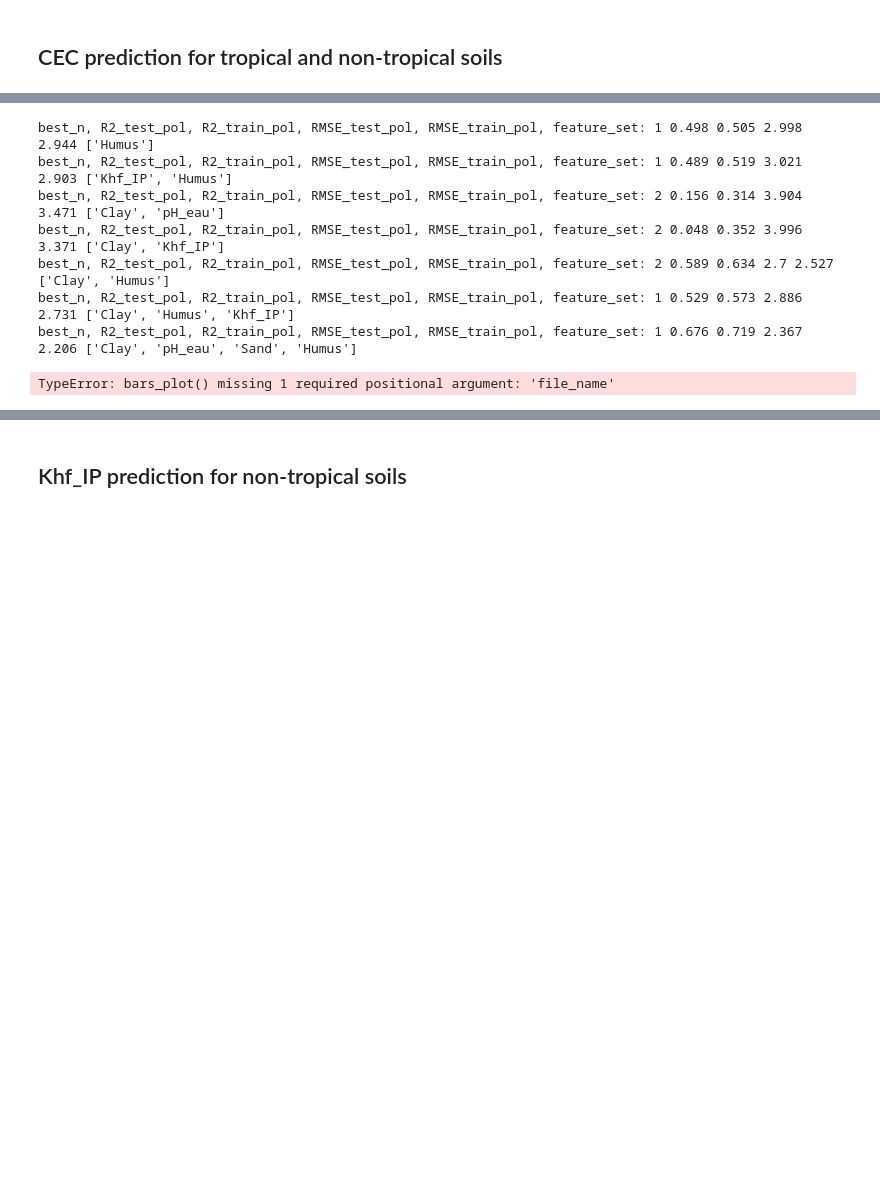
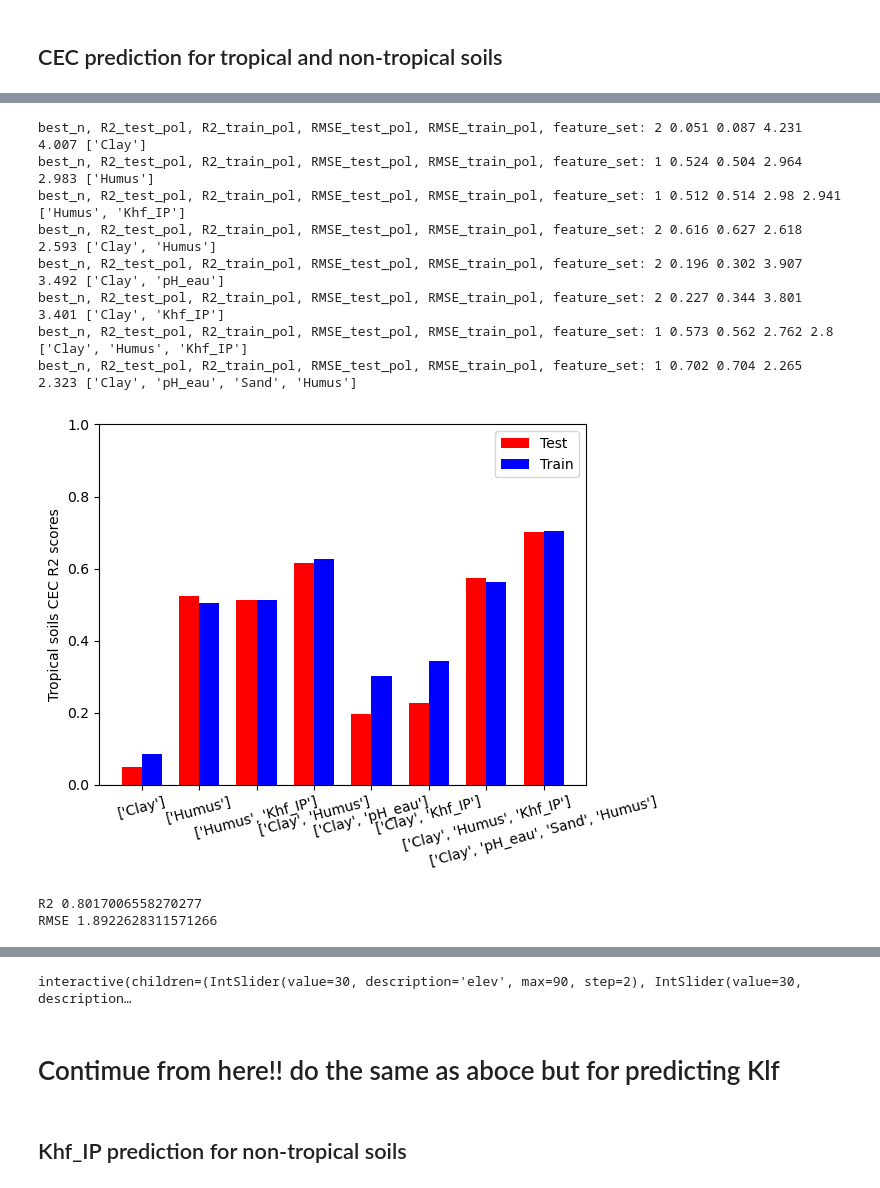
Before and after one commit to SENSE-UGent/kappa-CEC, a Jupyter notebook: cec_clay_susc.ipynb, the cells around one changed output, grey strips where cells are left out. Drawn from its saved outputs; the diff is of its cells as text; code cells hidden in the pictures; blank space fills up the shorter version.

```diff
--- a/cec_clay_susc.ipynb
+++ b/cec_clay_susc.ipynb
@@ -517,31 +516,21 @@ RMSE 2.6300766638591515
 [figure]
 interactive(children=(IntSlider(value=30, description='elev', max=90, step=2), IntSlider(value=30, description…
 # %%
-feature_sets = [
-    ['Humus'],
-    ['Khf_IP', 'Humus'],
-    ['Clay', 'pH_eau'],
-    ['Clay', 'Khf_IP'],
-    ['Clay', 'Humus'],
-    ['Clay', 'Humus', 'Khf_IP'],
-    ['Clay', 'pH_eau', 'Sand', 'Humus']
-]
-
 df_trop = df[69:]
-target = df_trop['CEC']
+df_trop_CEC = df_trop['CEC']
 
 test_errors_summary = []
 train_errors_summary = []
 
-for feature_set in feature_sets:
+for feature_set in feature_sets_CEC:
     x = df_trop[feature_set].values
 
-    best_n, R2_test_pol, R2_train_pol, RMSE_test_pol, RMSE_train_pol = stochastic_poly(df_trop, feature_set, target, iters=100)
+    best_n, R2_test_pol, R2_train_pol, RMSE_test_pol, RMSE_train_pol = stochastic_poly(df_trop, feature_set, df_trop_CEC, iters=100)
     print('best_n, R2_test_pol, R2_train_pol, RMSE_test_pol, RMSE_train_pol, feature_set:', best_n, R2_test_pol, R2_train_pol, RMSE_test_pol, RMSE_train_pol, feature_set)
     test_errors_summary.append(R2_test_pol)
     train_errors_summary.append(R2_train_pol)
 
-bars_plot(feature_sets, test_errors_summary, train_errors_summary)
+bars_plot(feature_sets_CEC, test_errors_summary, train_errors_summary, 'Tropical soils CEC')
 
 ################## Puesta en marcha y plot #################
 
@@ -550,43 +539,46 @@ x = df_trop[['Clay', 'pH_eau', 'Sand', 'Humus']]
 poly = PolynomialFeatures(degree=2)
 poly.fit(x)
 xt = poly.transform(x)
-LinReg_CEC_TS.fit(xt, target)
+LinReg_CEC_TS.fit(xt, df_trop_CEC)
 ypred = LinReg_CEC_TS.predict(xt)
-R2 = r2_score(target, ypred)
-RMSE_ = RMSE(target, ypred)
+R2 = r2_score(df_trop_CEC, ypred)
+RMSE_ = RMSE(df_trop_CEC, ypred)
 print('R2', R2)
 print('RMSE', RMSE_)
 
 # Create a meshgrid for Clay and Khf_IP
 a3 = np.linspace(df_trop.Clay.min(), df_trop.Clay.max(), 50)
 b3 = np.linspace(df_trop.pH_eau.min(), df_trop.pH_eau.max(), 50)
 c3 = np.linspace(df_trop.Sand.min(), df_trop.Sand.max(), 50)
 d3 = np.linspace(df_trop.Humus.min(), df_trop.Humus.max(), 50)
 
 A3, B3, C3, D3 = np.meshgrid(a3, b3, c3, d3)
 
 # Calculate the Z values for the plane using the meshgrid
 Z3 = LinReg_CEC_TS.coef_[0]*LinReg_CEC_TS.intercept_ + LinReg_CEC_TS.coef_[1]*A3 + LinReg_CEC_TS.coef_[2]*B3 + LinReg_CEC_TS.coef_[3]*C3 + LinReg_CEC_TS.coef_[4]*D3
 + LinReg_CEC_TS.coef_[5]*A3*A3 + LinReg_CEC_TS.coef_[6]*A3*B3 + LinReg_CEC_TS.coef_[7]*A3*C3 + LinReg_CEC_TS.coef_[8]*A3*D3 + LinReg_CEC_TS.coef_[9]*B3*B3
 + LinReg_CEC_TS.coef_[10]*B3*C3 + LinReg_CEC_TS.coef_[11]*B3*D3 + LinReg_CEC_TS.coef_[12]*C3*C3 + LinReg_CEC_TS.coef_[13]*C3*D3 + LinReg_CEC_TS.coef_[14]*D3*D3
 
 fig = plt.figure(figsize=(8, 6))
 ax = fig.add_subplot(111, projection='3d')
 ax.scatter(df_trop['Clay'], df_trop['Humus'], df_trop['CEC'], c="navy", s=15)
 ax.view_init(elev=30, azim=30)
 plt.show()
 
 #def interactive_plot(elev=30, azim=30):
 #    return plot_3d(df, 'Clay', 'pH_eau', 'CEC', A3, B3, Z3[0][1], elev, azim)
 
 widgets.interactive(interactive_plot, elev=(0, 90, 2), azim=(0, 360, 2))
 # De aca concluyo que el grado del polinomio puede mejorar el fitting, y que Khf_IP es tan efectivo como Humus para predecir CEC. Esperemos aun las muestras de Polonia.
 # %% [output]
-best_n, R2_test_pol, R2_train_pol, RMSE_test_pol, RMSE_train_pol, feature_set: 1 0.498 0.505 2.998 2.944 ['Humus']
-best_n, R2_test_pol, R2_train_pol, RMSE_test_pol, RMSE_train_pol, feature_set: 1 0.489 0.519 3.021 2.903 ['Khf_IP', 'Humus']
-best_n, R2_test_pol, R2_train_pol, RMSE_test_pol, RMSE_train_pol, feature_set: 2 0.156 0.314 3.904 3.471 ['Clay', 'pH_eau']
-best_n, R2_test_pol, R2_train_pol, RMSE_test_pol, RMSE_train_pol, feature_set: 2 0.048 0.352 3.996 3.371 ['Clay', 'Khf_IP']
-best_n, R2_test_pol, R2_train_pol, RMSE_test_pol, RMSE_train_pol, feature_set: 2 0.589 0.634 2.7 2.527 ['Clay', 'Humus']
-best_n, R2_test_pol, R2_train_pol, RMSE_test_pol, RMSE_train_pol, feature_set: 1 0.529 0.573 2.886 2.731 ['Clay', 'Humus', 'Khf_IP']
-best_n, R2_test_pol, R2_train_pol, RMSE_test_pol, RMSE_train_pol, feature_set: 1 0.676 0.719 2.367 2.206 ['Clay', 'pH_eau', 'Sand', 'Humus']
+best_n, R2_test_pol, R2_train_pol, RMSE_test_pol, RMSE_train_pol, feature_set: 2 0.051 0.087 4.231 4.007 ['Clay']
+best_n, R2_test_pol, R2_train_pol, RMSE_test_pol, RMSE_train_pol, feature_set: 1 0.524 0.504 2.964 2.983 ['Humus']
+best_n, R2_test_pol, R2_train_pol, RMSE_test_pol, RMSE_train_pol, feature_set: 1 0.512 0.514 2.98 2.941 ['Humus', 'Khf_IP']
+best_n, R2_test_pol, R2_train_pol, RMSE_test_pol, RMSE_train_pol, feature_set: 2 0.616 0.627 2.618 2.593 ['Clay', 'Humus']
+best_n, R2_test_pol, R2_train_pol, RMSE_test_pol, RMSE_train_pol, feature_set: 2 0.196 0.302 3.907 3.492 ['Clay', 'pH_eau']
+best_n, R2_test_pol, R2_train_pol, RMSE_test_pol, RMSE_train_pol, feature_set: 2 0.227 0.344 3.801 3.401 ['Clay', 'Khf_IP']
+best_n, R2_test_pol, R2_train_pol, RMSE_test_pol, RMSE_train_pol, feature_set: 1 0.573 0.562 2.762 2.8 ['Clay', 'Humus', 'Khf_IP']
+best_n, R2_test_pol, R2_train_pol, RMSE_test_pol, RMSE_train_pol, feature_set: 1 0.702 0.704 2.265 2.323 ['Clay', 'pH_eau', 'Sand', 'Humus']
+[figure, added]
-TypeError: bars_plot() missing 1 required positional argument: 'file_name'
+R2 0.8017006558270277
+RMSE 1.8922628311571266
@@ -593,3 +586,6 @@ TypeError: bars_plot() missing 1 required positional argument: 'file_name'
+interactive(children=(IntSlider(value=30, description='elev', max=90, step=2), IntSlider(value=30, description…
+# %% [markdown]
+# Contimue from here!! do the same as aboce but for predicting Klf
 # %% [markdown]
 ## Khf_IP prediction for non-tropical soils
 # %%
```
Also changed, not shown: parts of 12 cells of this notebook, 8 other files.
